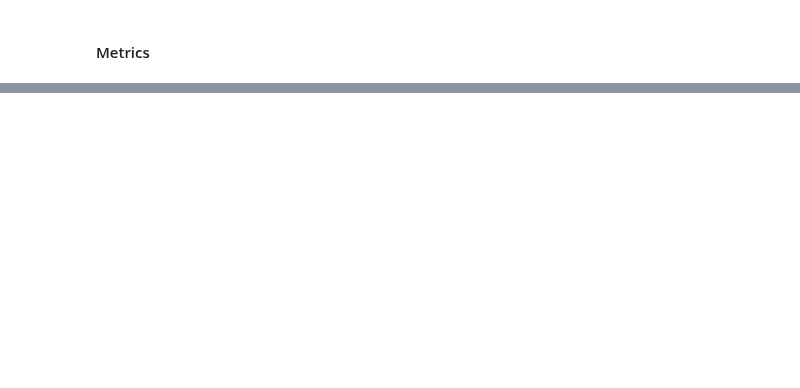
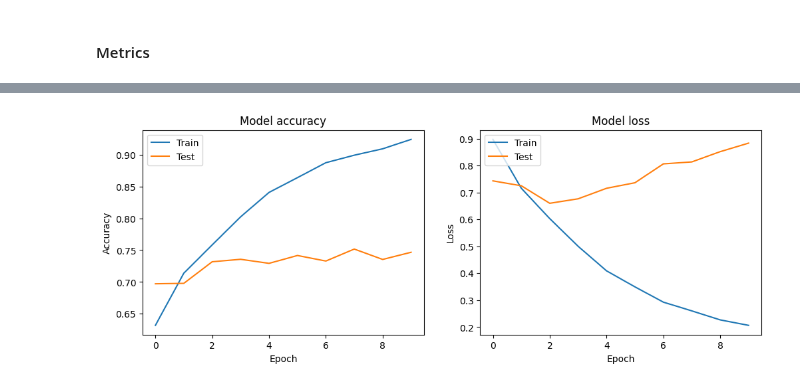
Before and after one commit to zainnobody/AAI-511-Final-Project, a Jupyter notebook: LSTM-Angel.ipynb, the cells around one changed output, grey strips where cells are left out. Saved outputs shown, nothing was run; the diff lists cells and outputs as text; code cells hidden in the pictures; blank space fills up the shorter version.

```diff
--- a/LSTM-Angel.ipynb
+++ b/LSTM-Angel.ipynb
@@ -970,0 +1304,2 @@ weighted avg       0.93      0.93      0.93       325
+# %%
+processed_chunk_df = process_all_files(midi_file_df, raw_data_extracted, fs=8, chunk_size=150)
@@ -970,0 +1375,8 @@ weighted avg       0.93      0.93      0.93       325
+# %%
+from sklearn.utils import shuffle
+
+X, y = shuffle(X, y, random_state=42)
+# %%
+from sklearn.model_selection import train_test_split
+
+X_train, X_val, y_train, y_val = train_test_split(X, y, test_size=0.2, random_state=42)
@@ -970,0 +1427,2 @@ weighted avg       0.93      0.93      0.93       325
+# %%
+history = model.fit(X_train, y_train, epochs=10, validation_data=(X_val, y_val))
@@ -970,0 +1450,24 @@ weighted avg       0.93      0.93      0.93       325
+# %%
+import matplotlib.pyplot as plt
+
+# Plot training history
+plt.figure(figsize=(12, 4))
+plt.subplot(1, 2, 1)
+plt.plot(history.history['accuracy'])
+plt.plot(history.history['val_accuracy'])
+plt.title('Model accuracy')
+plt.ylabel('Accuracy')
+plt.xlabel('Epoch')
+plt.legend(['Train', 'Test'], loc='upper left')
+
+plt.subplot(1, 2, 2)
+plt.plot(history.history['loss'])
+plt.plot(history.history['val_loss'])
+plt.title('Model loss')
+plt.ylabel('Loss')
+plt.xlabel('Epoch')
+plt.legend(['Train', 'Test'], loc='upper left')
+
+plt.show()
+# %% [output]
+[figure, added]
```
Also changed, not shown: parts of 36 cells of this notebook.
